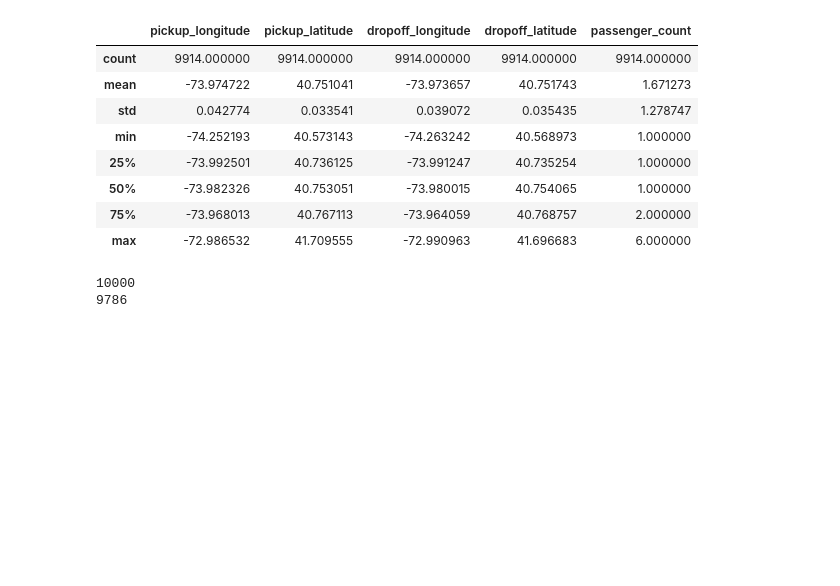
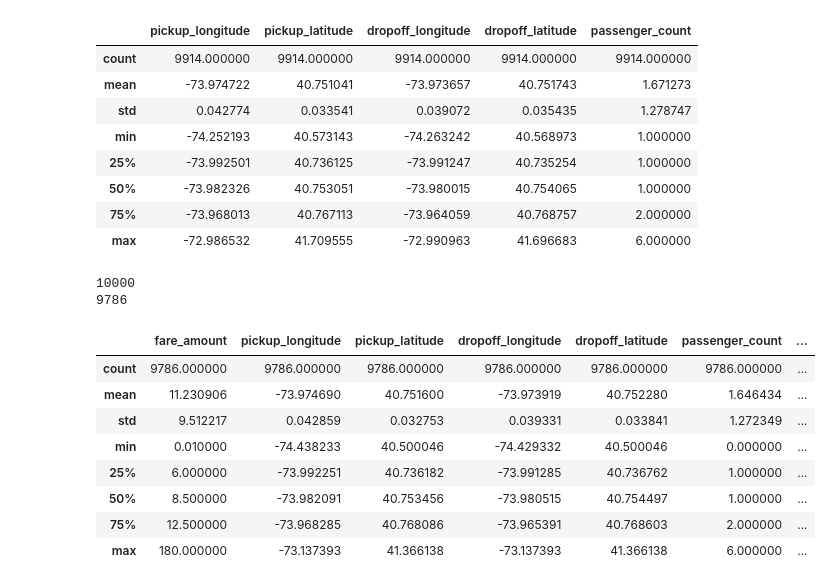
Before and after one commit to bowenng/taxi-price-prediction, a Jupyter notebook: data_exploration.ipynb, the cells around one changed output. Saved outputs shown, nothing was run; the diff lists cells and outputs as text; code cells hidden in the pictures; blank space fills up the shorter version.

Commit message:
Working Preprocessing notebook, Estimator notebook

```diff
--- a/data_exploration.ipynb
+++ b/data_exploration.ipynb
@@ -137,6 +137,16 @@ def preprocess_df(df):
         return df[idx]
 
     df = remove_datapoints_from_water(df)
+
+    #Step 2: preprocess features
+    df['weekday'] = df.pickup_datetime.apply(lambda t: t.weekday)
+    df['month'] = df.pickup_datetime.apply(lambda t: t.month) - 1
+    df['hour'] = df.pickup_datetime.apply(lambda t: t.hour)
+
+    #drop pickup_datetime
+    df.pop('pickup_datetime')
+    #drop key
+    df.pop('key')
     return df
 # %%
 TRAIN_FILE = './new-york-city-taxi-fare-prediction/train.csv'
@@ -147,3 +157,15 @@ print(len(df))
 # %% [output]
 10000
 9786
+# %%
+df.describe()
+# %% [output]
+|  | fare_amount | pickup_longitude | pickup_latitude | dropoff_longitude | dropoff_latitude | passenger_count | ... |
+| count | 9786.000000 | 9786.000000 | 9786.000000 | 9786.000000 | 9786.000000 | 9786.000000 | ... |
+| mean | 11.230906 | -73.974690 | 40.751600 | -73.973919 | 40.752280 | 1.646434 | ... |
+| std | 9.512217 | 0.042859 | 0.032753 | 0.039331 | 0.033841 | 1.272349 | ... |
+| min | 0.010000 | -74.438233 | 40.500046 | -74.429332 | 40.500046 | 0.000000 | ... |
+| 25% | 6.000000 | -73.992251 | 40.736182 | -73.991285 | 40.736762 | 1.000000 | ... |
+| 50% | 8.500000 | -73.982091 | 40.753456 | -73.980515 | 40.754497 | 1.000000 | ... |
+| 75% | 12.500000 | -73.968285 | 40.768086 | -73.965391 | 40.768603 | 2.000000 | ... |
+| max | 180.000000 | -73.137393 | 41.366138 | -73.137393 | 41.366138 | 6.000000 | ... |
```
Also changed, not shown: parts of 1 cell of this notebook, 1 other file.
